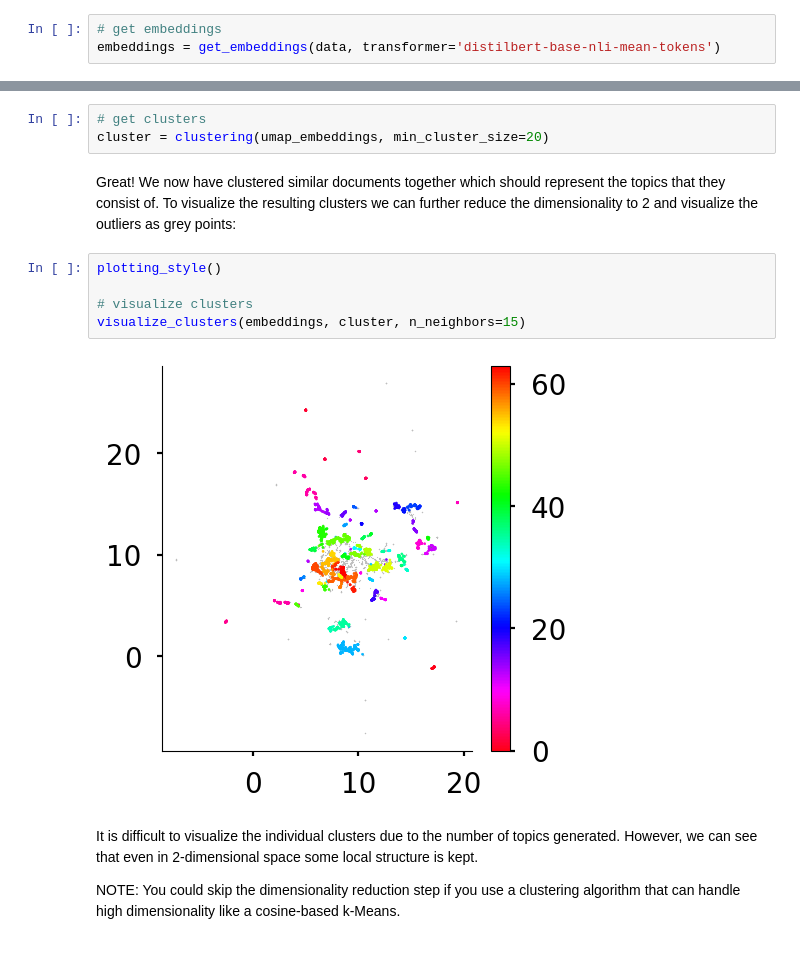
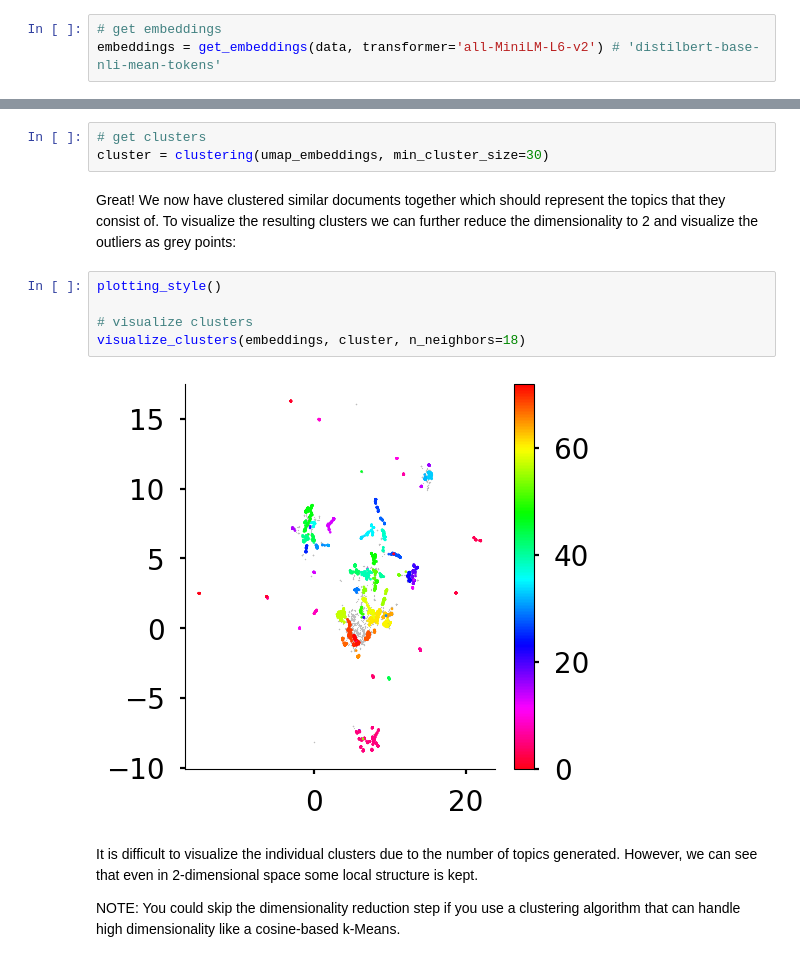
Before and after one commit to burdinskid13/healthy_brain_network, a Jupyter notebook: notebooks/topic_modeling_HBN.ipynb, the cells around one changed output, grey strips where cells are left out. Cells and saved outputs as stored; diff of their text form.

```diff
--- a/notebooks/topic_modeling_HBN.ipynb
+++ b/notebooks/topic_modeling_HBN.ipynb
@@ -49,7 +51,7 @@ We are using Distilbert as it gives a nice balance between speed and performance
 NOTE: Since transformer models have a token limit, you might run into some errors when inputting large documents. In that case, you could consider splitting documents into paragraphs.
 # %%
 # get embeddings
-embeddings = get_embeddings(data, transformer='distilbert-base-nli-mean-tokens')
+embeddings = get_embeddings(data, transformer='all-MiniLM-L6-v2') # 'distilbert-base-nli-mean-tokens'
 # %% [markdown]
 ## Clustering
 
@@ -67,16 +69,16 @@ umap_embeddings = dimensionality_reduction(embeddings)
 After having reduced the dimensionality of the documents embeddings to 5, we can cluster the documents with the `hdbscan` package. HDBSCAN is a density-based algorithm that works quite well with UMAP since UMAP maintains a lot of local structure even in lower-dimensional space. Moreover, HDBSCAN does not force data points to clusters as it considers them outliers.
 # %%
 # get clusters
-cluster = clustering(umap_embeddings, min_cluster_size=20)
+cluster = clustering(umap_embeddings, min_cluster_size=30)
 # %% [markdown]
 Great! We now have clustered similar documents together which should represent the topics that they consist of. To visualize the resulting clusters we can further reduce the dimensionality to 2 and visualize the outliers as grey points:
 # %%
 plotting_style()
 
 # visualize clusters
-visualize_clusters(embeddings, cluster, n_neighbors=15)
+visualize_clusters(embeddings, cluster, n_neighbors=18)
 # %% [output]
-[figure, old version]
+[figure, new version]
 # %% [markdown]
 It is difficult to visualize the individual clusters due to the number of topics generated. However, we can see that even in 2-dimensional space some local structure is kept.
 
```
Also changed, not shown: parts of 20 cells of this notebook, 3 other files.
